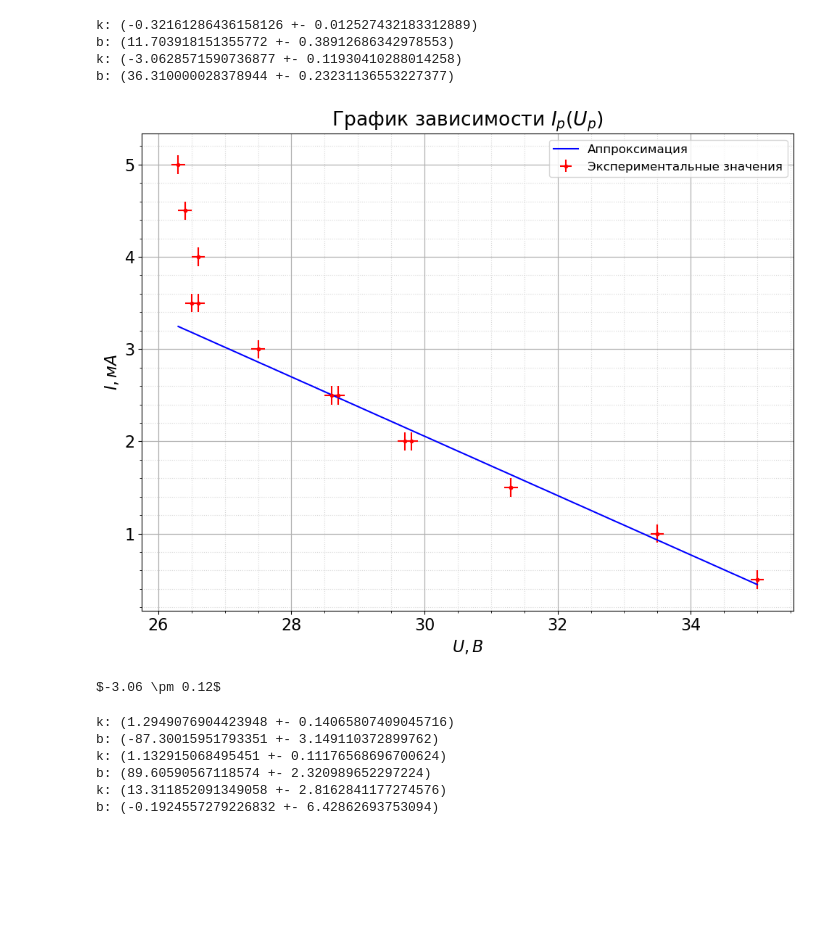
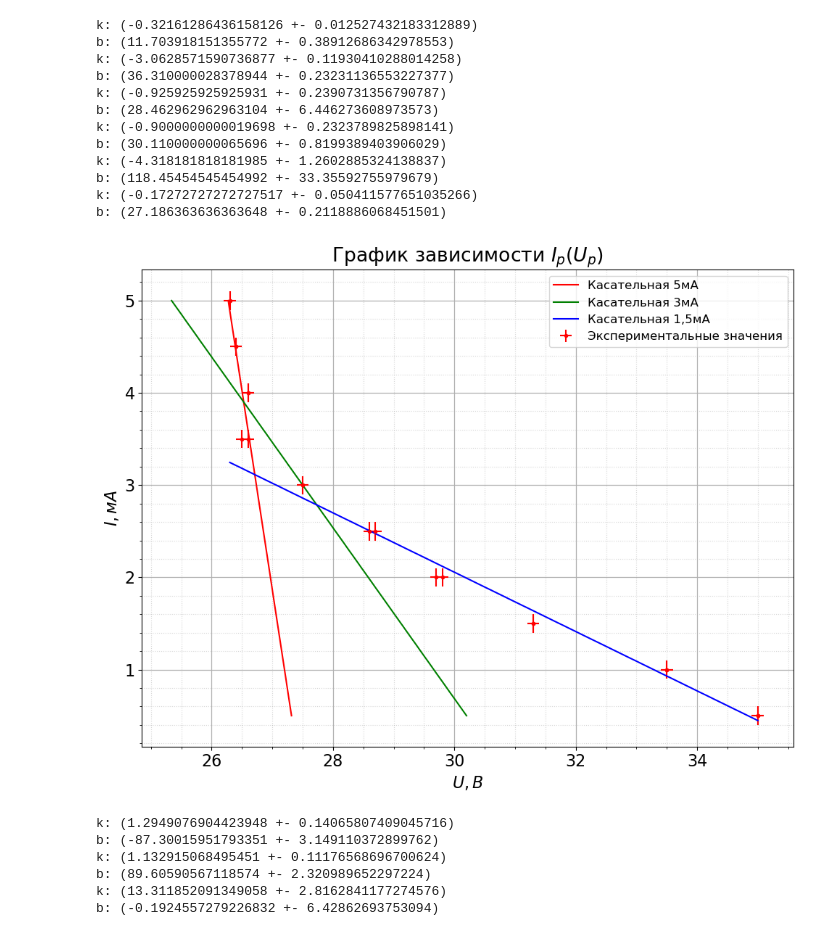
Before and after one commit to victorbaldin56/MIPT_PhysLabs, a Jupyter notebook: 3.5.1/calcs.ipynb, the cells around one changed output. Cells and saved outputs as stored; diff of their text form; code cells hidden in the pictures; blank space fills up the shorter version.

```diff
--- a/3.5.1/calcs.ipynb
+++ b/3.5.1/calcs.ipynb
@@ -8,27 +39,41 @@ from lab_lib import *
 # %%
 vah_plazma = [[[i[0], 0.1], [i[1], 0.1]] for i in pd.read_csv("data/vah_plazma.csv").to_numpy()]
 
 vah_plazma.sort()
 
-vah_plazma_lin = vah_plazma[7:]
+vah_plazma_15ma = vah_plazma[7:]
+vah_plazma_3ma  = vah_plazma[4:9]
+vah_plazma_5ma  = vah_plazma[0:6]
 
-vah_plazma_k_plot = mnk([i[0][0] for i in vah_plazma_lin], [i[1][0] for i in vah_plazma_lin])
-vah_plazma_k      = mnk([i[1][0] for i in vah_plazma_lin], [i[0][0] for i in vah_plazma_lin])
+def plazma_mnk(vah):
+    return mnk([i[0][0] for i in vah], [i[1][0] for i in vah]), mnk([i[1][0] for i in vah], [i[0][0] for i in vah])
 
-make_plot_with_table_values("img/vah_plazma.png", "График зависимости $I_p(U_p)$", "$U, В$", "$I, мА$",
-                            [i[0][0] for i in vah_plazma], [i[1][0] for i in vah_plazma], [i[0][1] for i in vah_plazma], [i[1][1] for i in vah_plazma],
-                            vah_plazma_k_plot, 0, 0)
+vah_plazma_k_plot_15ma, vah_plazma_k_15ma = plazma_mnk(vah_plazma_15ma)
+vah_plazma_k_plot_3ma, vah_plazma_k_3ma = plazma_mnk(vah_plazma_3ma)
+vah_plazma_k_plot_5ma, vah_plazma_k_5ma = plazma_mnk(vah_plazma_5ma)
 
-R_dif = vah_plazma_k[0]
+make_plot_with_3mnk("img/vah_plazma.png", "График зависимости $I_p(U_p)$", "$U, В$", "$I, мА$",
+                    [i[0][0] for i in vah_plazma], [i[1][0] for i in vah_plazma], [i[0][1] for i in vah_plazma], [i[1][1] for i in vah_plazma],
+                    vah_plazma_k_plot_15ma, vah_plazma_k_plot_3ma, vah_plazma_k_plot_5ma)
 
-print(texAns(R_dif))
+R_dif = [vah_plazma_k_5ma[0], vah_plazma_k_3ma[0], vah_plazma_k_15ma[0]]
+
+for i in range(len(R_dif)):
+    R_dif[i] = [abs(R_dif[i][0]), R_dif[i][1]]
 # %% [output]
 k: (-0.32161286436158126 +- 0.012527432183312889)
 b: (11.703918151355772 +- 0.38912686342978553)
 k: (-3.0628571590736877 +- 0.11930410288014258)
 b: (36.310000028378944 +- 0.23231136553227377)
+k: (-0.925925925925931 +- 0.2390731356790787)
+b: (28.462962962963104 +- 6.446273608973573)
+k: (-0.9000000000019698 +- 0.2323789825898141)
+b: (30.110000000065696 +- 0.8199389403906029)
+k: (-4.318181818181985 +- 1.2602885324138837)
+b: (118.45454545454992 +- 33.35592755979679)
+k: (-0.17272727272727517 +- 0.050411577651035266)
+b: (27.186363636363648 +- 0.2118886068451501)
-[figure, old version]
+[figure, new version]
-$-3.06 \pm 0.12$
 # %%
 from math import isfinite
 
```
Also changed, not shown: parts of 10 cells of this notebook, 10 other files.
